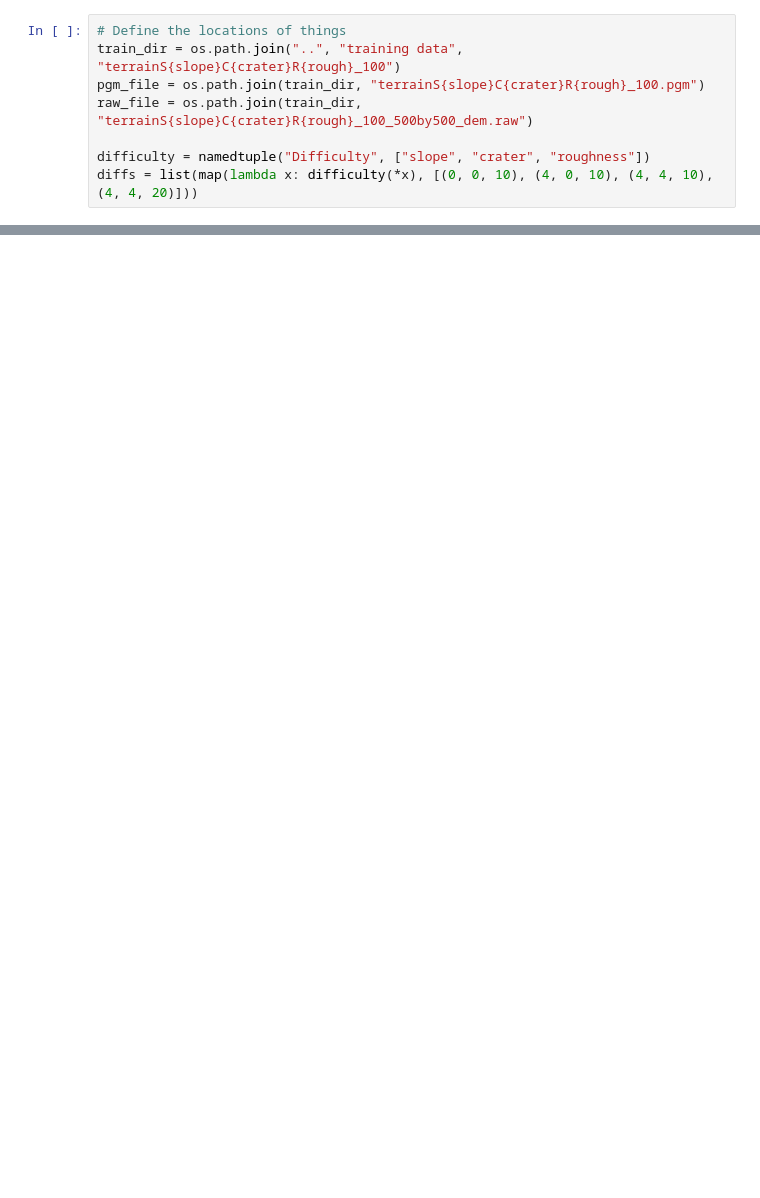
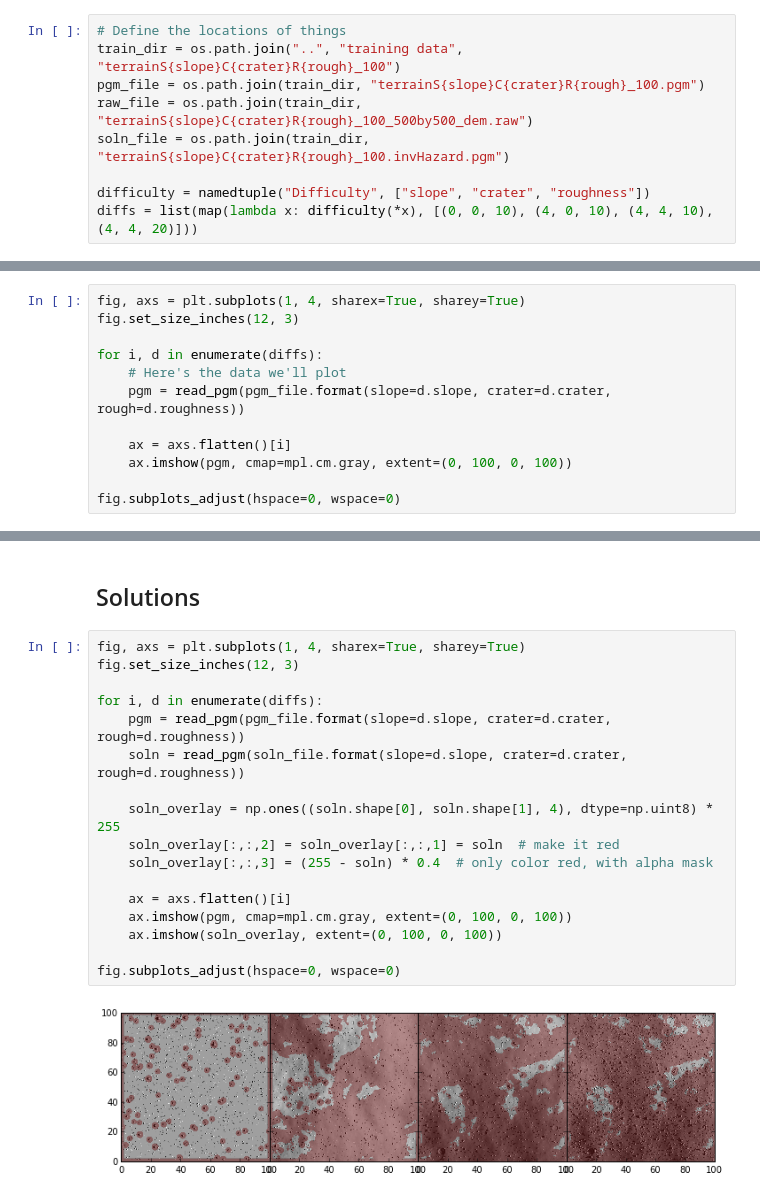
Before and after one commit to flacjacket/mars-lander, a Jupyter notebook: nb/nn-nb.ipynb, the cells around one changed output, grey strips where cells are left out. Saved outputs shown, nothing was run; the diff lists cells and outputs as text; blank space fills up the shorter version.

```diff
--- a/nb/nn-nb.ipynb
+++ b/nb/nn-nb.ipynb
@@ -23,6 +33,7 @@ from raw import read_raw
 train_dir = os.path.join("..", "training data", "terrainS{slope}C{crater}R{rough}_100")
 pgm_file = os.path.join(train_dir, "terrainS{slope}C{crater}R{rough}_100.pgm")
 raw_file = os.path.join(train_dir, "terrainS{slope}C{crater}R{rough}_100_500by500_dem.raw")
+soln_file = os.path.join(train_dir, "terrainS{slope}C{crater}R{rough}_100.invHazard.pgm")
 
 difficulty = namedtuple("Difficulty", ["slope", "crater", "roughness"])
 diffs = list(map(lambda x: difficulty(*x), [(0, 0, 10), (4, 0, 10), (4, 4, 10), (4, 4, 20)]))
@@ -86,0 +136,12 @@ for i, d in enumerate([diffs[0], diffs[-1]]):
+# %%
+fig, axs = plt.subplots(1, 4, sharex=True, sharey=True)
+fig.set_size_inches(12, 3)
+
+for i, d in enumerate(diffs):
+    # Here's the data we'll plot
+    pgm = read_pgm(pgm_file.format(slope=d.slope, crater=d.crater, rough=d.roughness))
+
+    ax = axs.flatten()[i]
+    ax.imshow(pgm, cmap=mpl.cm.gray, extent=(0, 100, 0, 100))
+
+fig.subplots_adjust(hspace=0, wspace=0)
@@ -86,0 +150,21 @@ for i, d in enumerate([diffs[0], diffs[-1]]):
+# %% [markdown]
+## Solutions
+# %%
+fig, axs = plt.subplots(1, 4, sharex=True, sharey=True)
+fig.set_size_inches(12, 3)
+
+for i, d in enumerate(diffs):
+    pgm = read_pgm(pgm_file.format(slope=d.slope, crater=d.crater, rough=d.roughness))
+    soln = read_pgm(soln_file.format(slope=d.slope, crater=d.crater, rough=d.roughness))
+
+    soln_overlay = np.ones((soln.shape[0], soln.shape[1], 4), dtype=np.uint8) * 255
+    soln_overlay[:,:,2] = soln_overlay[:,:,1] = soln  # make it red
+    soln_overlay[:,:,3] = (255 - soln) * 0.4  # only color red, with alpha mask
+
+    ax = axs.flatten()[i]
+    ax.imshow(pgm, cmap=mpl.cm.gray, extent=(0, 100, 0, 100))
+    ax.imshow(soln_overlay, extent=(0, 100, 0, 100))
+
+fig.subplots_adjust(hspace=0, wspace=0)
+# %% [output]
+[figure, added]
```
Also changed, not shown: parts of 16 cells of this notebook, 4 other files.
